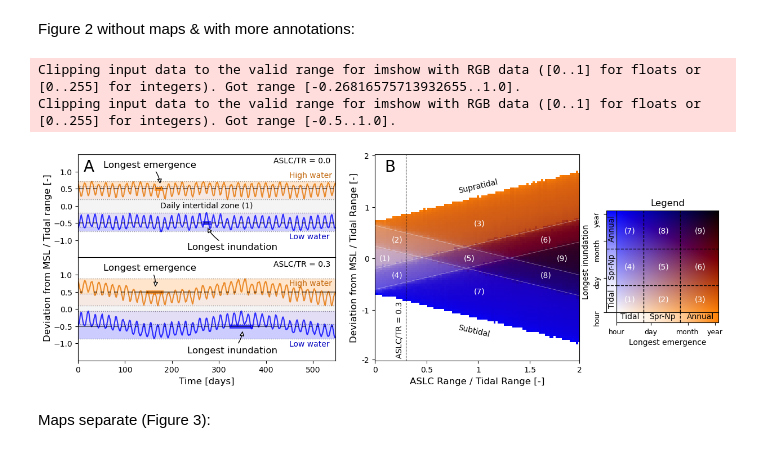
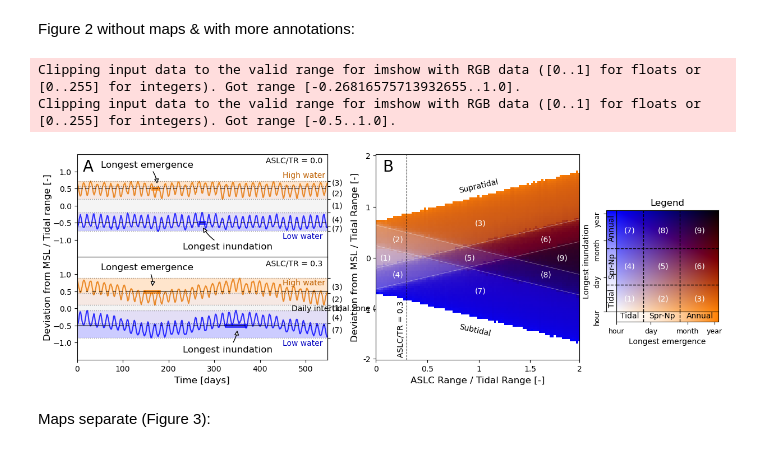
Before and after one commit to Timh37/aslc_intertidal, a Jupyter notebook: src/figure_2/figure_2.ipynb, the cells around one changed output. Drawn from its saved outputs; the diff is of its cells as text; code cells hidden in the pictures.

```diff
--- a/src/figure_2/figure_2.ipynb
+++ b/src/figure_2/figure_2.ipynb
@@ -198,6 +198,11 @@ def figure_2a(fig, gs):
         ax.fill_between([time[0], time[-1]], [spring_low_waterlevel.max(),spring_low_waterlevel.max()], [low_waterlevel.max(),low_waterlevel.max()], color = (115/256,94/256,213/256,0.2), lw = 0)
         ax.fill_between([time[0], time[-1]], [low_waterlevel.min(),low_waterlevel.min()], [spring_low_waterlevel.max(),spring_low_waterlevel.max()], color = (0,0, 1,0.2), lw = 0)
 
+        ax_second = ax.secondary_yaxis("right")
+        ax_second.set_yticks([low_waterlevel.min(),spring_low_waterlevel.max(),low_waterlevel.max(),
+                            high_waterlevel.min(),spring_high_waterlevel.min(),high_waterlevel.max()],
+                            ['','','','','',''])
+
         ax.set_xlabel('Time [days]', fontsize = 12)
         ax.set_yticks(ticks = [-1, -0.5, 0, 0.5, 1])
         ax.set_xlim(0, 365*1.5)
@@ -225,16 +230,17 @@ def figure_2a(fig, gs):
         ax0.text(.82,.775,'High water',transform=ax0.transAxes,color= [0.75,0.375,0,1])
 
         #annotate daily intertidal zone
-        # ax0.text(0.05,0.75,'(3)',transform=ax0.transAxes,color= [0,0,0,1], horizontalalignment = 'center', verticalalignment = 'center')
-        # ax0.text(0.05,0.62,'(2)',transform=ax0.transAxes,color= [0,0,0,1], horizontalalignment = 'center', verticalalignment = 'center')
-        # ax0.text(0.05,0.5,'(1)',transform=ax0.transAxes,color= [0,0,0,1], horizontalalignment = 'center', verticalalignment = 'center')
-        ax0.text(0.5,0.5,'Daily intertidal zone (1)',transform=ax0.transAxes,color= [0,0,0,1], horizontalalignment = 'center', verticalalignment = 'center')
-        # ax0.text(0.05,0.36,'(4)',transform=ax0.transAxes,color= [0,0,0,1], horizontalalignment = 'center', verticalalignment = 'center')
-        # ax0.text(0.05,0.25,'(7)',transform=ax0.transAxes,color= [0,0,0,1], horizontalalignment = 'center', verticalalignment = 'center')
+        ax0.text(1.04,0.725,'(3)',transform=ax0.transAxes,color= [0,0,0,1], horizontalalignment = 'center', verticalalignment = 'center')
+        ax0.text(1.04,0.62,'(2)',transform=ax0.transAxes,color= [0,0,0,1], horizontalalignment = 'center', verticalalignment = 'center')
+        ax0.text(1.04,0.5,'(1)',transform=ax0.transAxes,color= [0,0,0,1], horizontalalignment = 'center', verticalalignment = 'center')
+
+        #ax0.text(0.5,0.5,'Daily intertidal zone (1)',transform=ax0.transAxes,color= [0,0,0,1], horizontalalignment = 'center', verticalalignment = 'center')
+
+        ax0.text(1.04,0.36,'(4)',transform=ax0.transAxes,color= [0,0,0,1], horizontalalignment = 'center', verticalalignment = 'center')
+        ax0.text(1.04,0.275,'(7)',transform=ax0.transAxes,color= [0,0,0,1], horizontalalignment = 'center', verticalalignment = 'center')
         ax0.set_xticks([])
         ax0.text(x = 365*1.47, y = 1.25, s = 'ASLC/TR = 0.0', horizontalalignment = 'right')
         ax0.spines['bottom'].set_visible(False)
-
 
         #lower half
         ann = ax1.annotate("Longest emergence",
@@ -255,12 +261,12 @@ def figure_2a(fig, gs):
         ax1.text(.82,.14,'Low water',transform=ax1.transAxes,color= [0,0,0.75,1])
         ax1.text(.82,.73,'High water',transform=ax1.transAxes,color= [0.75,0.375,0,1])
 
-        # ax1.text(0.05,0.73,'(3)',transform=ax1.transAxes,color= [0,0,0,1], horizontalalignment = 'center', verticalalignment = 'center')
-        # ax1.text(0.05,0.59,'(2)',transform=ax1.transAxes,color= [0,0,0,1], horizontalalignment = 'center', verticalalignment = 'center')
-        # ax1.text(0.05,0.5,'(1)',transform=ax1.transAxes,color= [0,0,0,1], horizontalalignment = 'center', verticalalignment = 'center')
-        # # ax1.text(0.5,0.5,'Daily intertidal zone (1)',transform=ax1.transAxes,color= [0,0,0,1], horizontalalignment = 'center', verticalalignment = 'center')
-        # ax1.text(0.05,0.41,'(4)',transform=ax1.transAxes,color= [0,0,0,1], horizontalalignment = 'center', verticalalignment = 'center')
-        # ax1.text(0.05,0.27,'(7)',transform=ax1.transAxes,color= [0,0,0,1], horizontalalignment = 'center', verticalalignment = 'center')
+        ax1.text(1.04,0.71,'(3)',transform=ax1.transAxes,color= [0,0,0,1], horizontalalignment = 'center', verticalalignment = 'center')
+        ax1.text(1.04,0.59,'(2)',transform=ax1.transAxes,color= [0,0,0,1], horizontalalignment = 'center', verticalalignment = 'center')
+        ax1.text(1.04,0.5,'(1)',transform=ax1.transAxes,color= [0,0,0,1], horizontalalignment = 'center', verticalalignment = 'center')
+        #ax1.text(1.04,0.5,'Daily intertidal zone (1)',transform=ax1.transAxes,color= [0,0,0,1], horizontalalignment = 'center', verticalalignment = 'center')
+        ax1.text(1.04,0.41,'(4)',transform=ax1.transAxes,color= [0,0,0,1], horizontalalignment = 'center', verticalalignment = 'center')
+        ax1.text(1.04,0.29,'(7)',transform=ax1.transAxes,color= [0,0,0,1], horizontalalignment = 'center', verticalalignment = 'center')
 
         ax1.set_ylabel('Deviation from MSL / Tidal range [-]', fontsize = 12)
         ax1.yaxis.set_label_coords(-0.1,1)
@@ -620,7 +626,7 @@ def figure_2_multipanel(path_png):
 
     rows, cols = 2, 2
     fig = plt.figure(figsize=(15,10))
-    gs_top = fig.add_gridspec(rows, cols, hspace = .1, wspace = .05,right=.75) #define subplot grid
+    gs_top = fig.add_gridspec(rows, cols, hspace = .1, wspace = .1,right=.75) #define subplot grid
     gs_bottom = fig.add_gridspec(rows, cols, hspace = .1, wspace = .03,left=.1)
 
     ax_2a0, ax_2a1 = figure_2a(fig, gs_top[0,0])
@@ -634,34 +640,34 @@ def figure_2_multipanel(path_png):
 
     fig.text(x = 0.132, y = 0.85, s = 'A', fontsize = 20)
     fig.text(x = 0.488, y = 0.85, s = 'B', fontsize = 20)
     #fig.text(x = 0.135, y = 0.43, s = 'C', fontsize = 20)
     #fig.text(x = 0.545, y = 0.43, s = 'D', fontsize = 20)
     '''
     fig.add_artist(ConnectionPatch(
         xyA= [1.001, 0.9], coordsA=ax_2a0.transAxes,
         xyB= [0.01, 0.95], coordsB=ax_2b.transAxes,
         arrowstyle="<-",
         linewidth = 1.2,
         color="k"
     ))
     fig.add_artist(ConnectionPatch(
         xyA= [1.001, 0.1], coordsA=ax_2a1.transAxes,
         xyB= [0.15, 0.05], coordsB=ax_2b.transAxes,
         arrowstyle="<-",
         linewidth = 1.2,
         color="k"
     ))
     '''
     if path_png is not None:
         plt.savefig(path_png, dpi = 300, bbox_inches = "tight", format='png')
     plt.show()
 
 #figure_2_multipanel(path_png = './figures/figure_2/figure_2.png')
 figure_2_multipanel(path_png = None)
 # %% [output]
 Clipping input data to the valid range for imshow with RGB data ([0..1] for floats or [0..255] for integers). Got range [-0.26816575713932655..1.0].
 Clipping input data to the valid range for imshow with RGB data ([0..1] for floats or [0..255] for integers). Got range [-0.5..1.0].
-[figure, old version]
+[figure, new version]
 # %% [markdown]
 Maps separate (Figure 3):
 # %%
```
